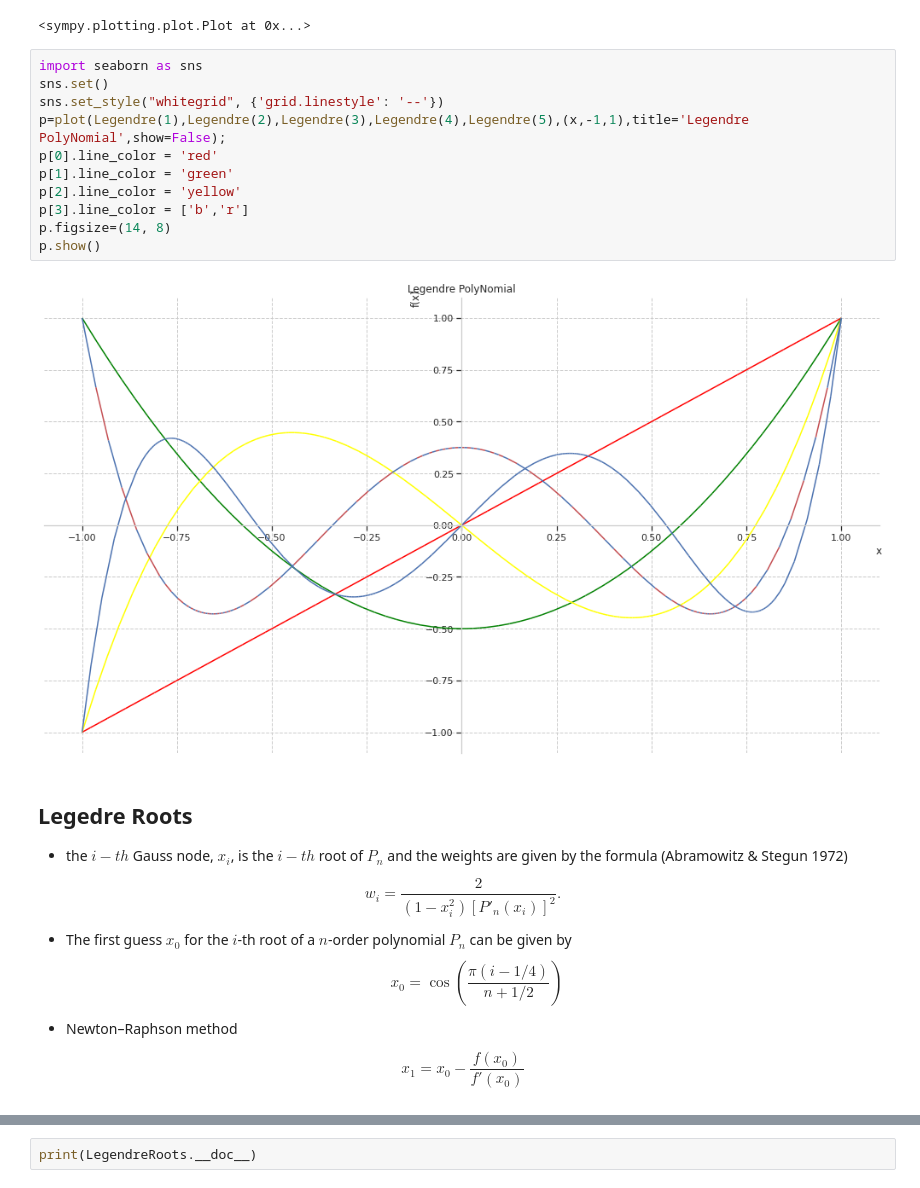
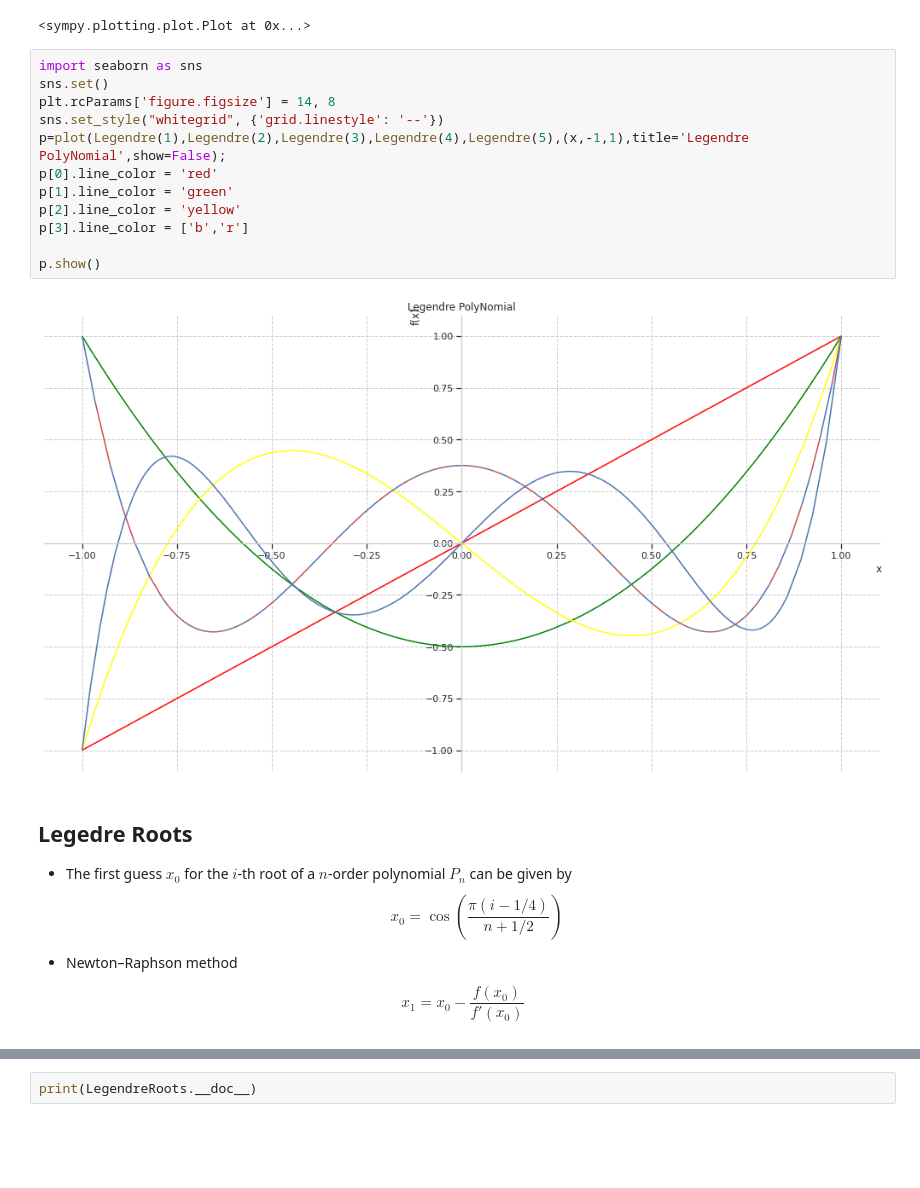
Before and after one commit to iampramodyadav/FEA, a Jupyter notebook: FEA_1D_Element.ipynb, the cells around one changed output, grey strips where cells are left out. Drawn from its saved outputs; the diff is of its cells as text; blank space fills up the shorter version.

```diff
--- a/FEA_1D_Element.ipynb
+++ b/FEA_1D_Element.ipynb
@@ -348,22 +382,19 @@ plot(Legendre(1),Legendre(2),Legendre(3),Legendre(4),Legendre(5),(x,-1,1))
 # %%
 import seaborn as sns
 sns.set()
+plt.rcParams['figure.figsize'] = 14, 8
 sns.set_style("whitegrid", {'grid.linestyle': '--'})
 p=plot(Legendre(1),Legendre(2),Legendre(3),Legendre(4),Legendre(5),(x,-1,1),title='Legendre PolyNomial',show=False);
 p[0].line_color = 'red'
 p[1].line_color = 'green'
 p[2].line_color = 'yellow'
 p[3].line_color = ['b','r']
-p.figsize=(14, 8)
+
 p.show()
 # %% [output]
-[figure, old version]
+[figure, new version]
 # %% [markdown]
 ## Legedre Roots
-* the $i-th$ Gauss node, $x_i$, is the $i-th$ root of $P_n$ and the weights are given by the formula (Abramowitz & Stegun 1972)
-
-$${\displaystyle w_{i}={\frac {2}{\left(1-x_{i}^{2}\right)\left[P'_{n}(x_{i})\right]^{2}}}.}$$
-
 
 * The first guess ${\displaystyle x_{0}}$ for the ${\displaystyle i}$-th root of a ${\displaystyle n}$-order polynomial ${\displaystyle P_{n}}$ can be given by
 $${\displaystyle x_{0}=\cos \left({\frac {\pi (i-1/4)}{n+1/2}}\right)}$$
```
Also changed, not shown: parts of 53 cells of this notebook.
